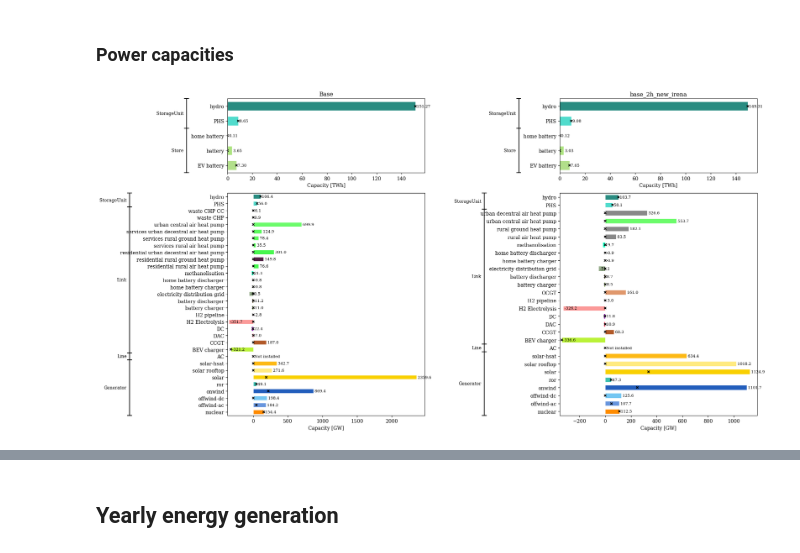
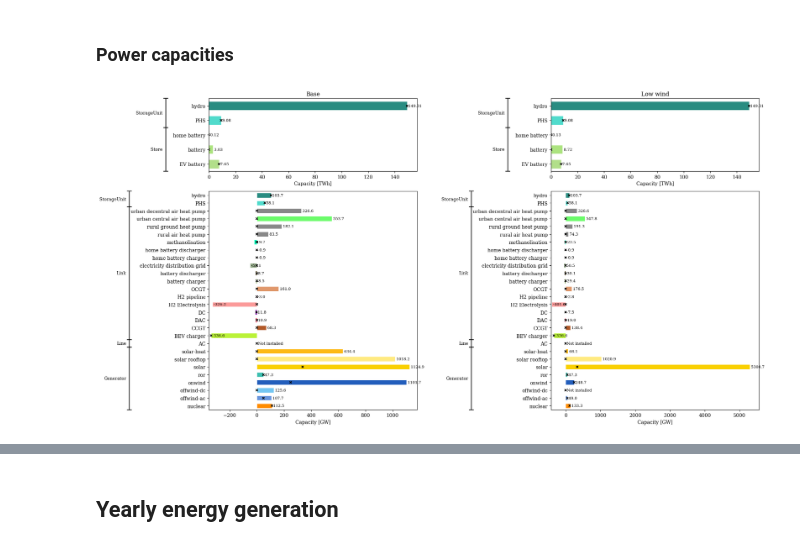
Before and after one commit to ayshaC/pypsa-eur, a Jupyter notebook: analysis/mineral_analysis.ipynb, the cells around one changed output, grey strips where cells are left out. Cells and saved outputs as stored; diff of their text form; code cells hidden in the pictures.

```diff
--- a/analysis/mineral_analysis.ipynb
+++ b/analysis/mineral_analysis.ipynb
@@ -2435,41 +2652,0 @@ plt.show()
-# %%
-runs = [sample_new_2h_2050, sample_low_wind_no_ls]
-co2_carriers = ['co2', 'co2 sequestered', 'co2 stored']
-
-fig, ax = plt.subplots(2, len(runs), figsize=(10 * len(runs), 10), gridspec_kw={"height_ratios": [1, 3]})
-
-capacity_data = {}
-
-for i, run in enumerate(runs):
-    inst = stats[run].installed_capacity(drop_zero=False, nice_names=False, round=3, groupby="carrier", storage=True, bus_carrier=co2_carriers)
-    opt = stats[run].optimal_capacity(drop_zero=False, nice_names=False, round=3, groupby="carrier", storage=True, bus_carrier=co2_carriers)
-    energy_df = pd.DataFrame({"Installed Capacity": inst, "Optimal Capacity": opt})
-
-    plot_comparison_barh(
-        energy_df / 1e6,  # TWh
-        ax[0, i],
-        lower_col="Installed Capacity",
-        upper_col="Optimal Capacity",
-        tech_colors=tech_colors,
-        xlabel="Capacity [TWh]",
-        title=run,
-        annotate_decimals=2,
-        show_legend=False,
-    )
-
-    inst = stats[run].installed_capacity(drop_zero=False, nice_names=False, round=3, groupby="carrier", bus_carrier=co2_carriers).drop("Store")
-    opt = stats[run].optimal_capacity(drop_zero=False, nice_names=False, round=3, groupby="carrier", bus_carrier=co2_carriers).drop("Store")
-    power_df = pd.DataFrame({"Installed Capacity": inst, "Optimal Capacity": opt})
-
-    plot_comparison_barh(
-        power_df / 1e3,  # GW
-        ax[1, i],
-        lower_col="Installed Capacity",
-        upper_col="Optimal Capacity",
-        tech_colors=tech_colors,
-        xlabel="Capacity [GW]",
-        show_legend=False,
-    )
-
-plt.tight_layout()
-plt.show()
@@ -2480,7 +2886,7 @@ battery storage: 2.4 GWh
 # %% [markdown]
 ### Power capacities
 # %%
-runs = [ sample_base_2h, sample_base_2h_irena_phs]
+runs = [ sample_base_2h_irena_phs, sample_low_wind]
 elec_carriers = ['AC', 'DC', 'Battery Storage', 'home battery', 'low voltage', 'EV battery', 'Battery Storage', 'battery']
 
 fig, ax = plt.subplots(2, len(runs), figsize=(10 * len(runs), 10), gridspec_kw={"height_ratios": [1, 3]})
@@ -2494,31 +2900,31 @@ for i, run in enumerate(runs):
 
     plot_comparison_barh(
         energy_df / 1e6,  # TWh
         ax[0, i],
         lower_col="Installed Capacity",
         upper_col="Optimal Capacity",
         tech_colors=tech_colors,
         xlabel="Capacity [TWh]",
         title=run,
         annotate_decimals=2,
         show_legend=False,
     )
 
     inst = stats[run].installed_capacity(drop_zero=False, nice_names=False, round=3, groupby="carrier", bus_carrier=elec_carriers).drop("Store")
     opt = stats[run].optimal_capacity(drop_zero=False, nice_names=False, round=3, groupby="carrier", bus_carrier=elec_carriers).drop("Store")
     power_df = pd.DataFrame({"Installed Capacity": inst, "Optimal Capacity": opt})
 
     plot_comparison_barh(
         power_df / 1e3,  # GW
         ax[1, i],
         lower_col="Installed Capacity",
         upper_col="Optimal Capacity",
         tech_colors=tech_colors,
         xlabel="Capacity [GW]",
         show_legend=False,
     )
 
 plt.tight_layout()
 plt.show()
 # %% [output]
-[figure, old version]
+[figure, new version]
```
Also changed, not shown: parts of 149 cells of this notebook.
